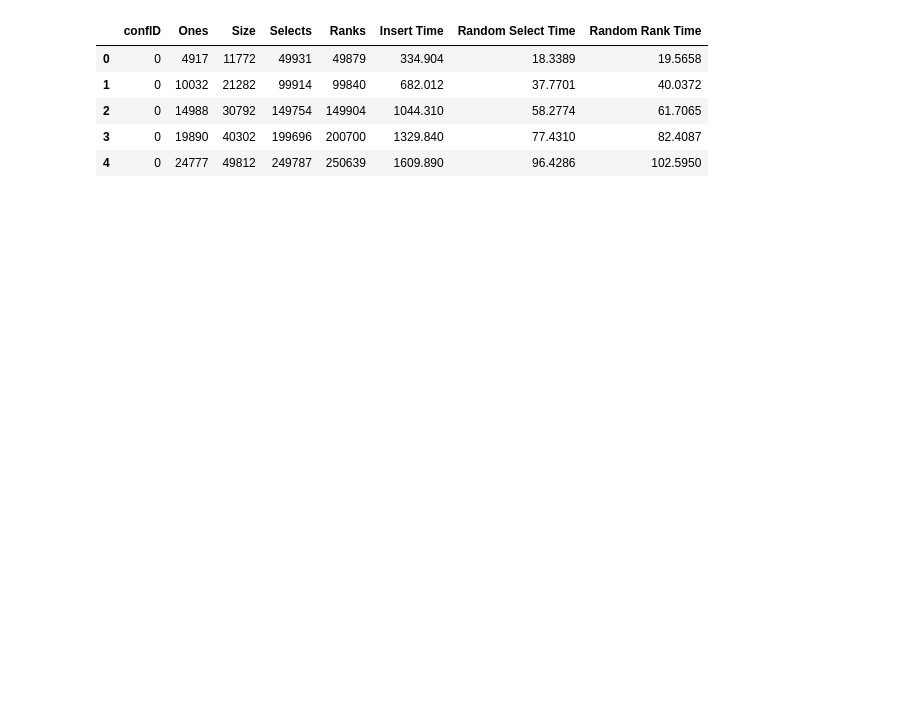
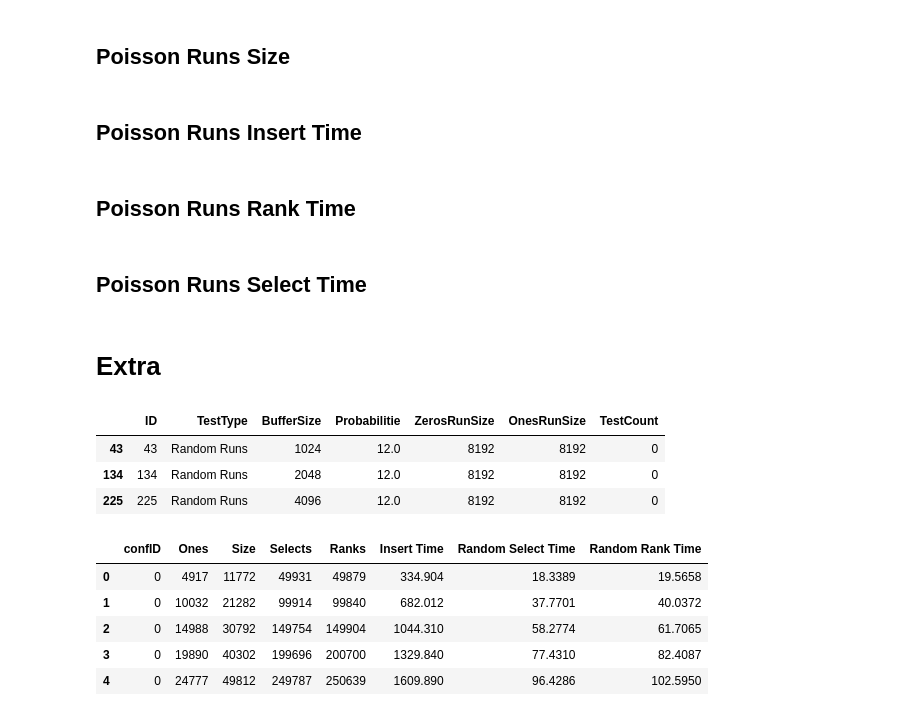
Before and after one commit to apdelsm/ExtensibleEliasFano, a Jupyter notebook: analysis.ipynb, the cells around one changed output. Saved outputs shown, nothing was run; the diff lists cells and outputs as text; code cells hidden in the pictures; blank space fills up the shorter version.

```diff
--- a/analysis.ipynb
+++ b/analysis.ipynb
@@ -636,3 +3238,21 @@ idsRandom
+# %% [markdown]
+## Poisson Runs Size
+# %% [markdown]
+## Poisson Runs Insert Time
+# %% [markdown]
+## Poisson Runs Rank Time
+# %% [markdown]
+## Poisson Runs Select Time
+# %% [markdown]
+# Extra
+# %%
+idsRandom = confIds.loc[(confIds['TestType'] == 'Random Runs') & (confIds['Probabilitie'] == 12) & (confIds['ZerosRunSize'] == 8192)]
+idsRandom
+# %% [output]
+|  | ID | TestType | BufferSize | Probabilitie | ZerosRunSize | OnesRunSize | TestCount |
+| 43 | 43 | Random Runs | 1024 | 12.0 | 8192 | 8192 | 0 |
+| 134 | 134 | Random Runs | 2048 | 12.0 | 8192 | 8192 | 0 |
+| 225 | 225 | Random Runs | 4096 | 12.0 | 8192 | 8192 | 0 |
 # %%
 tuplesLineal.head()
 # %% [output]
```
Also changed, not shown: parts of 35 cells of this notebook.
